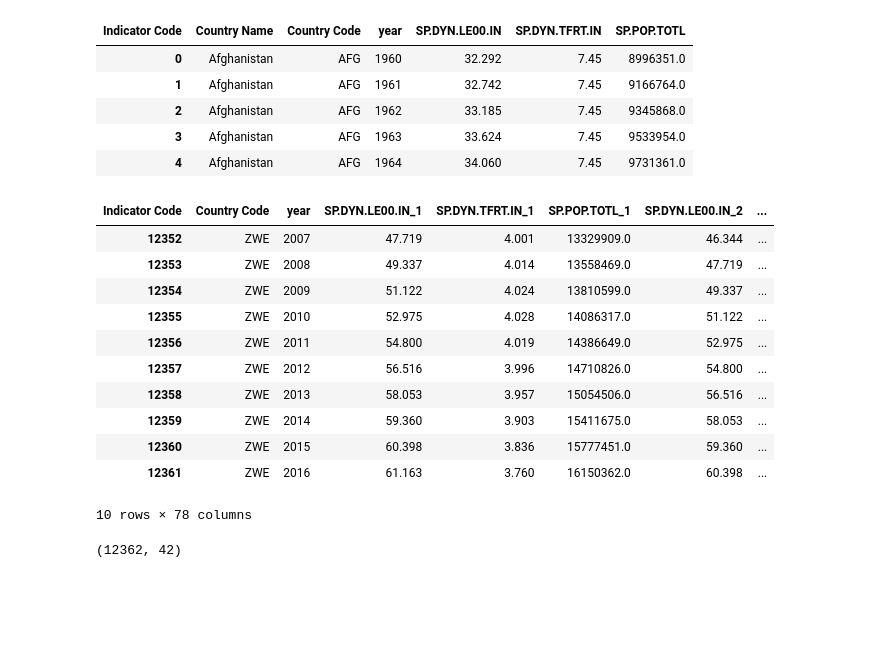
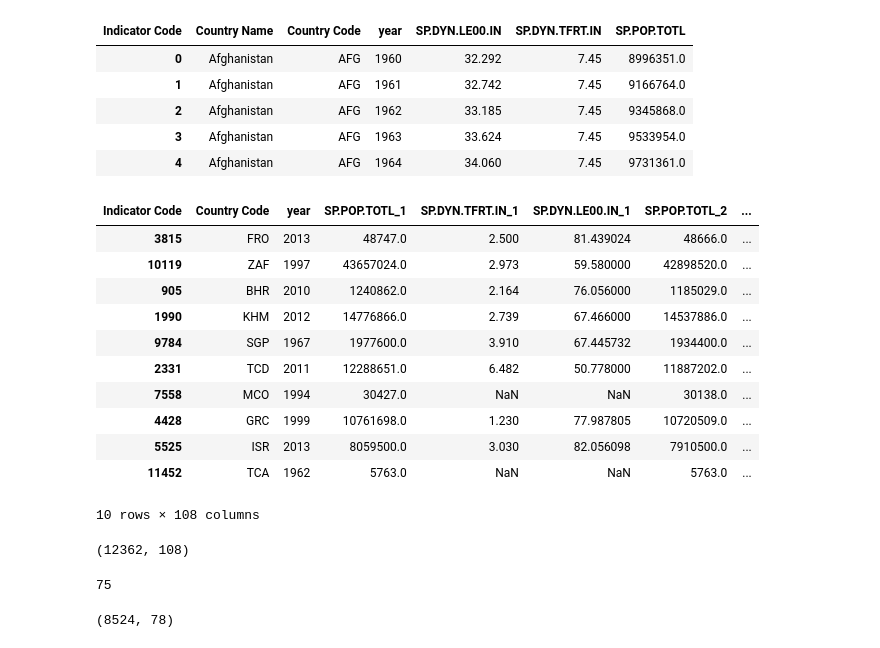
Before and after one commit to roca8/AMV, a Jupyter notebook: Práctica WB.ipynb, the cells around one changed output. Saved outputs shown, nothing was run; the diff lists cells and outputs as text; code cells hidden in the pictures; blank space fills up the shorter version.

```diff
--- a/Práctica WB.ipynb
+++ b/Práctica WB.ipynb
@@ -196,22 +197,32 @@ for v in l:
         aux['x_mean_%s_%d'%(v,k)] = aux[['%s_%d'%(v,i) for i in range(1,k+1)]].mean(axis=1)
         aux['x_median_%s_%d'%(v,k)] = aux[['%s_%d'%(v,i) for i in range(1,k+1)]].median(axis=1)
         aux['x_std_%s_%d'%(v,k)] = aux[['%s_%d'%(v,i) for i in range(1,k+1)]].std(axis=1)
+        for i in range(k-1):
+            aux['d_%d'%(i+1)] = (aux['%s_%d'%(v,i+1)]-aux['%s_%d'%(v,i+2)])/aux['%s_%d'%(v,i+2)]
+        deltas = [c for c in aux.columns if c[:2]=='d_']
+        aux['x_mean_delta_%s_%d'%(v,k)] = aux[deltas].mean(axis=1)
+        aux.drop(deltas,axis=1,inplace=True)
+        for i in range(k-1):
+            aux['d_%d'%(i+1)] = (aux['%s_%d'%(v,i+1)]>aux['%s_%d'%(v,i+2)]).astype(int).astype(str)
+        deltas = [c for c in aux.columns if c[:2]=='d_']
+        aux['x_max_racha_crec_%s_%d'%(v,k)] = aux[deltas].sum(axis=1).astype(int).astype(str).map(lambda x:max([len(c) for c in x.split('0')]))
+        aux.drop(deltas,axis=1,inplace=True)
 # %%
-aux.tail(10)
+aux.sample(10)
 # %% [output]
-| Indicator Code | Country Code | year | SP.DYN.LE00.IN_1 | SP.DYN.TFRT.IN_1 | SP.POP.TOTL_1 | SP.DYN.LE00.IN_2 | ... |
-| 12352 | ZWE | 2007 | 47.719 | 4.001 | 13329909.0 | 46.344 | ... |
-| 12353 | ZWE | 2008 | 49.337 | 4.014 | 13558469.0 | 47.719 | ... |
-| 12354 | ZWE | 2009 | 51.122 | 4.024 | 13810599.0 | 49.337 | ... |
-| 12355 | ZWE | 2010 | 52.975 | 4.028 | 14086317.0 | 51.122 | ... |
-| 12356 | ZWE | 2011 | 54.800 | 4.019 | 14386649.0 | 52.975 | ... |
-| 12357 | ZWE | 2012 | 56.516 | 3.996 | 14710826.0 | 54.800 | ... |
-| 12358 | ZWE | 2013 | 58.053 | 3.957 | 15054506.0 | 56.516 | ... |
-| 12359 | ZWE | 2014 | 59.360 | 3.903 | 15411675.0 | 58.053 | ... |
-| 12360 | ZWE | 2015 | 60.398 | 3.836 | 15777451.0 | 59.360 | ... |
-| 12361 | ZWE | 2016 | 61.163 | 3.760 | 16150362.0 | 60.398 | ... |
+| Indicator Code | Country Code | year | SP.POP.TOTL_1 | SP.DYN.TFRT.IN_1 | SP.DYN.LE00.IN_1 | SP.POP.TOTL_2 | ... |
+| 3815 | FRO | 2013 | 48747.0 | 2.500 | 81.439024 | 48666.0 | ... |
+| 10119 | ZAF | 1997 | 43657024.0 | 2.973 | 59.580000 | 42898520.0 | ... |
+| 905 | BHR | 2010 | 1240862.0 | 2.164 | 76.056000 | 1185029.0 | ... |
+| 1990 | KHM | 2012 | 14776866.0 | 2.739 | 67.466000 | 14537886.0 | ... |
+| 9784 | SGP | 1967 | 1977600.0 | 3.910 | 67.445732 | 1934400.0 | ... |
+| 2331 | TCD | 2011 | 12288651.0 | 6.482 | 50.778000 | 11887202.0 | ... |
+| 7558 | MCO | 1994 | 30427.0 | NaN | NaN | 30138.0 | ... |
+| 4428 | GRC | 1999 | 10761698.0 | 1.230 | 77.987805 | 10720509.0 | ... |
+| 5525 | ISR | 2013 | 8059500.0 | 3.030 | 82.056098 | 7910500.0 | ... |
+| 11452 | TCA | 1962 | 5763.0 | NaN | NaN | 5763.0 | ... |
-10 rows × 78 columns
+10 rows × 108 columns
 # %%
 aux.shape
 # %% [output]
-(12362, 42)
+(12362, 108)
@@ -217,0 +231,4 @@ aux.shape
+# %%
+len(varc)
+# %% [output]
+75
@@ -217,0 +239,4 @@ aux.shape
+# %%
+aux.shape
+# %% [output]
+(8524, 78)
```
Also changed, not shown: parts of 40 cells of this notebook.
